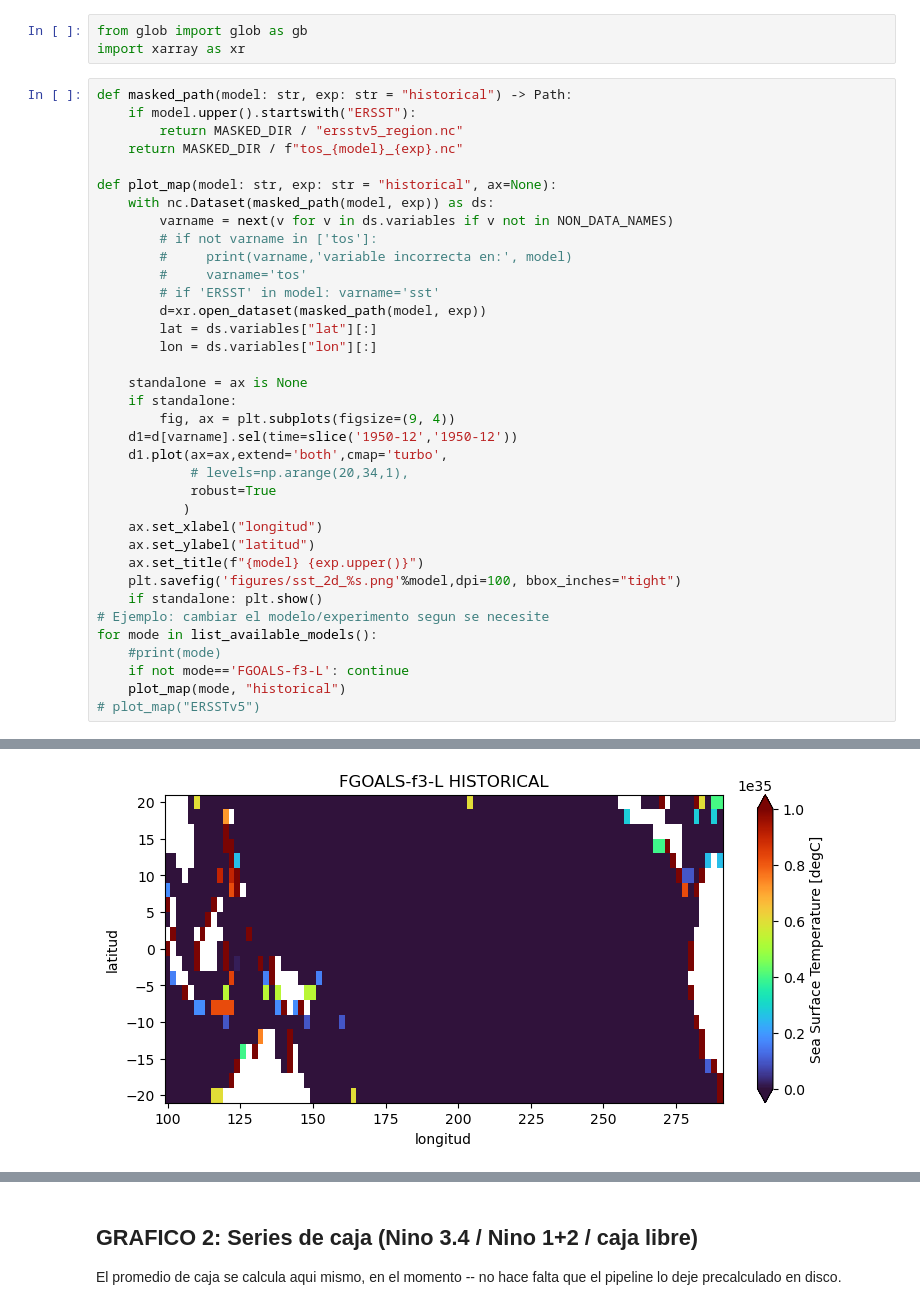
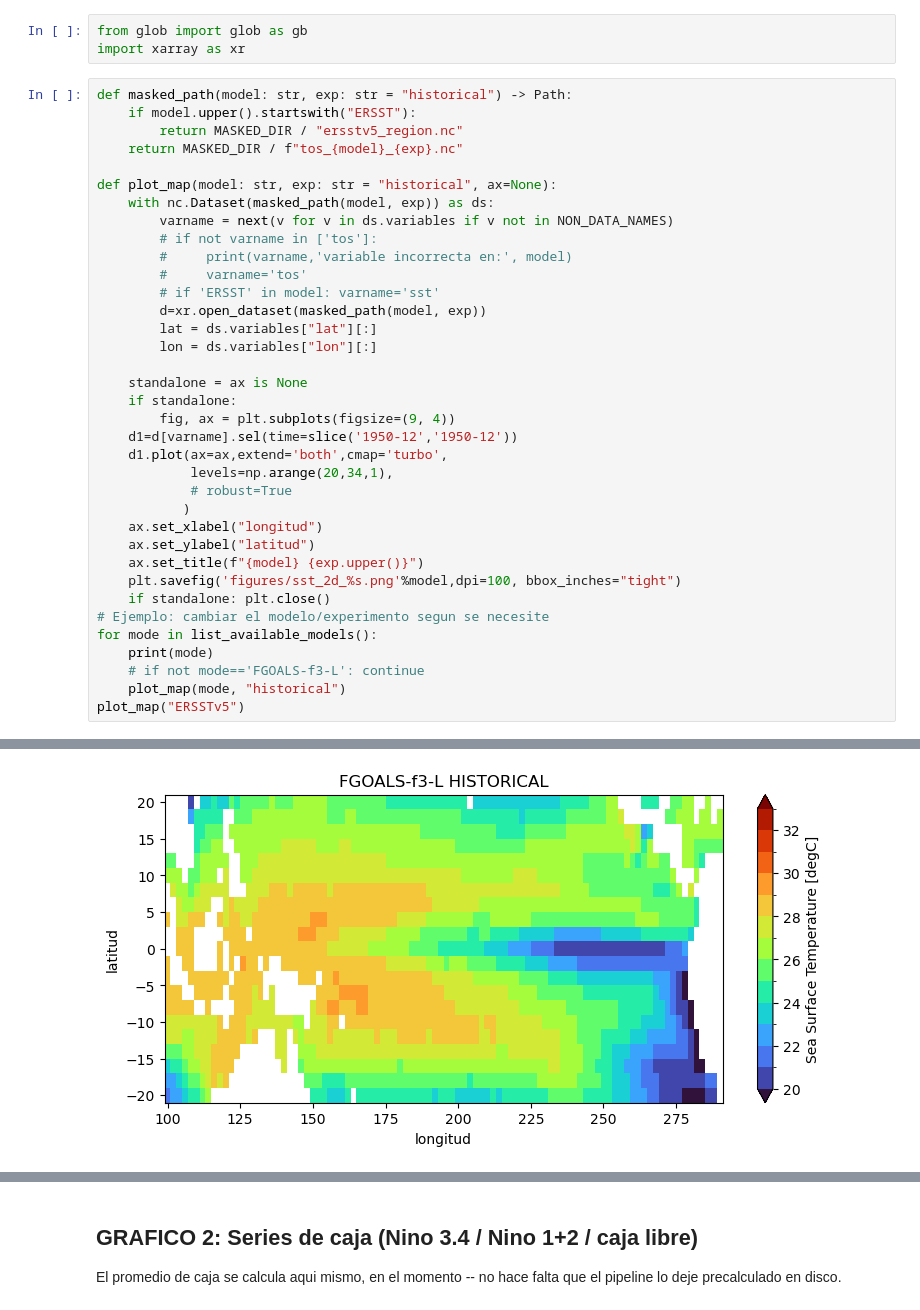
Before and after one commit to Japq91/e1_smn, a Jupyter notebook: graficos_exploratorios.ipynb, the cells around one changed output, grey strips where cells are left out. Cells and saved outputs as stored; diff of their text form.

```diff
--- a/graficos_exploratorios.ipynb
+++ b/graficos_exploratorios.ipynb
@@ -64,18 +64,18 @@ def plot_map(model: str, exp: str = "historical", ax=None):
         fig, ax = plt.subplots(figsize=(9, 4))
     d1=d[varname].sel(time=slice('1950-12','1950-12'))
     d1.plot(ax=ax,extend='both',cmap='turbo',
-            # levels=np.arange(20,34,1),
-            robust=True
+            levels=np.arange(20,34,1),
+            # robust=True
            )
     ax.set_xlabel("longitud")
     ax.set_ylabel("latitud")
     ax.set_title(f"{model} {exp.upper()}")
     plt.savefig('figures/sst_2d_%s.png'%model,dpi=100, bbox_inches="tight")
-    if standalone: plt.show()
+    if standalone: plt.close()
 # Ejemplo: cambiar el modelo/experimento segun se necesite
 for mode in list_available_models():
-    #print(mode)
-    if not mode=='FGOALS-f3-L': continue
+    print(mode)
+    # if not mode=='FGOALS-f3-L': continue
     plot_map(mode, "historical")
-# plot_map("ERSSTv5")
+plot_map("ERSSTv5")
 # %% [output]
@@ -82 +99 @@ for mode in list_available_models():
-[figure, old version]
+[figure, new version]
```
Also changed, not shown: parts of 2 cells of this notebook, 5 other files.
